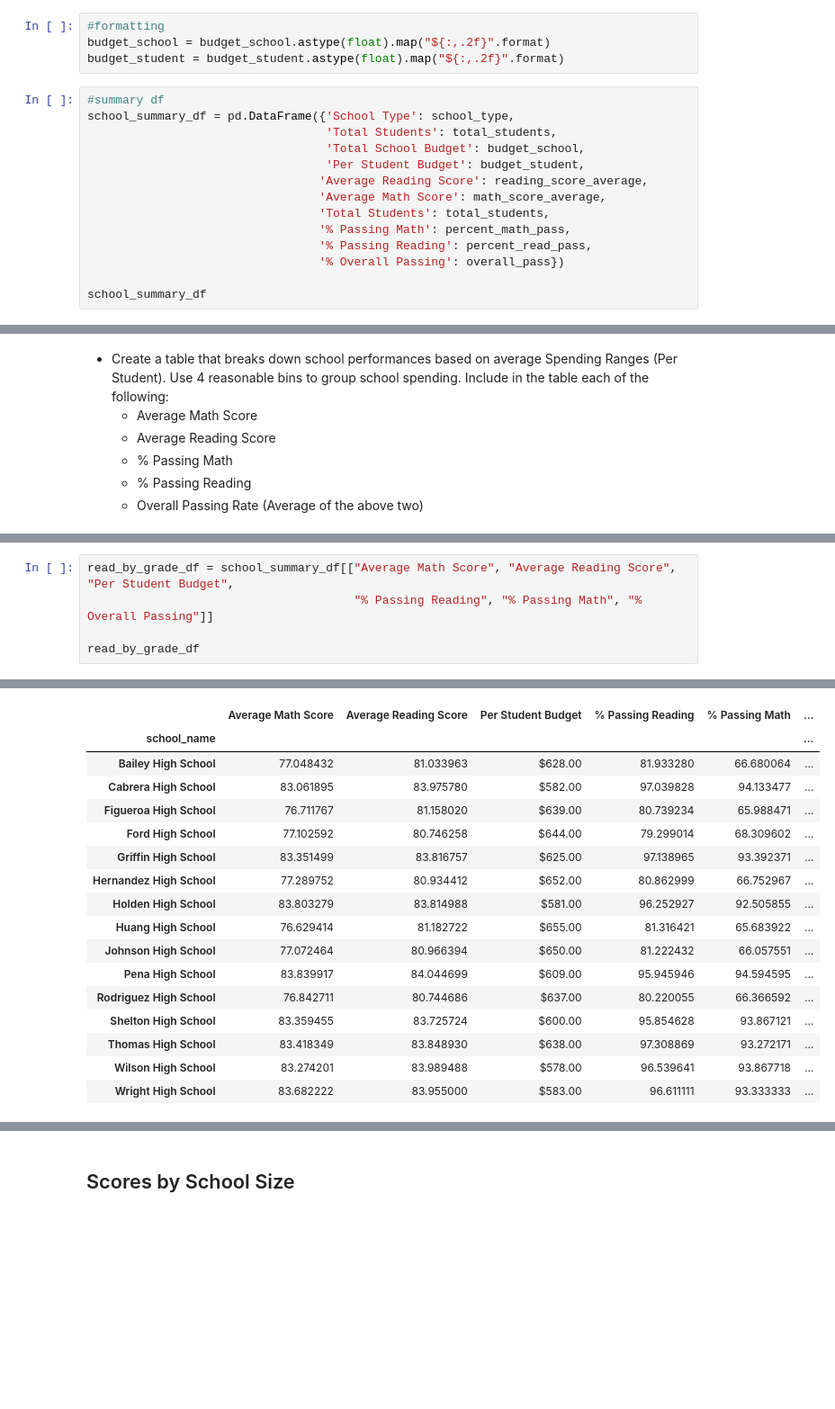
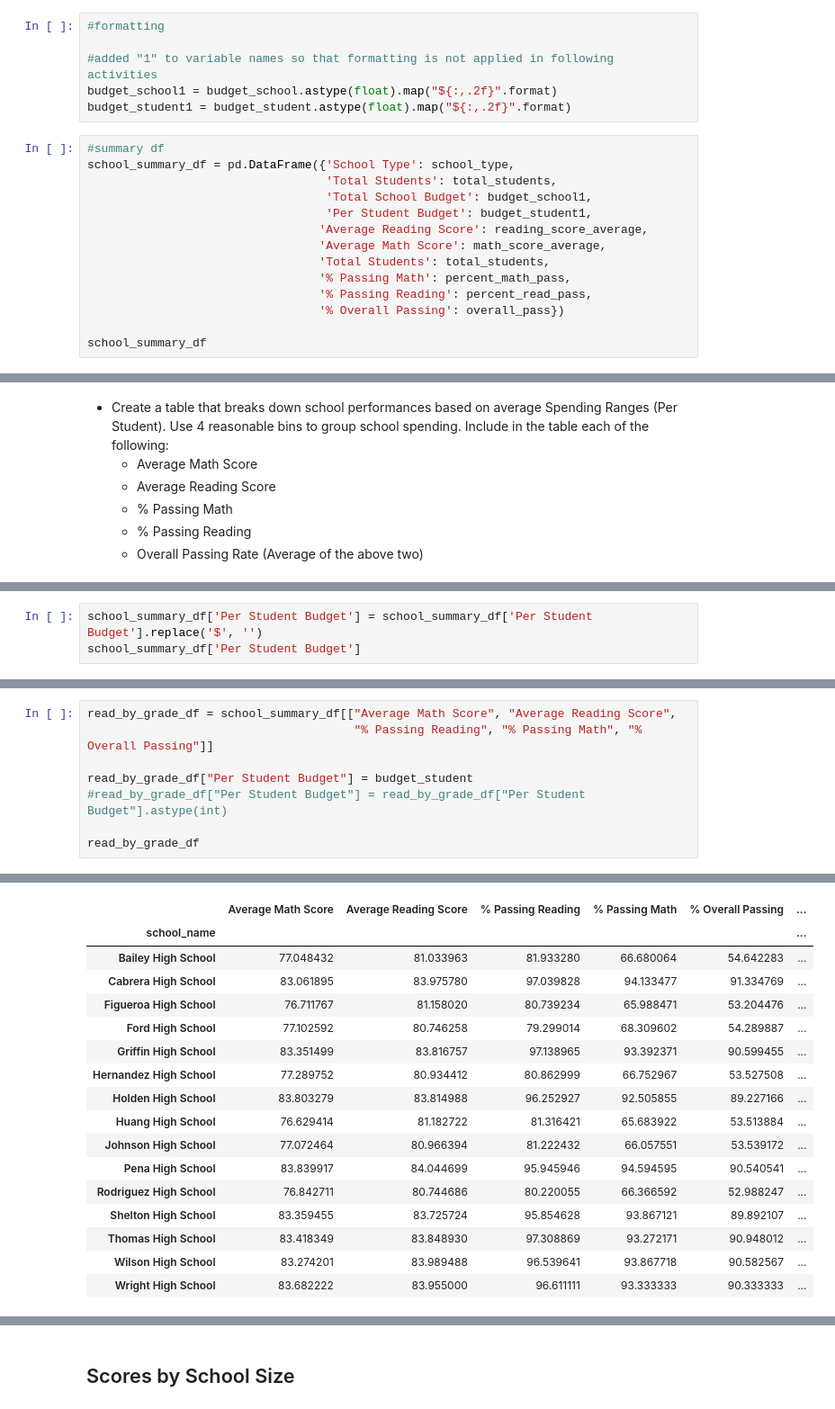
Before and after one commit to j-eikens/pandas-challenge, a Jupyter notebook: PyCitySchools/PyCitySchools_starter.ipynb, the cells around one changed output, grey strips where cells are left out. Shown at 90% size. Saved outputs shown, nothing was run; the diff lists cells and outputs as text; blank space fills up the shorter version.

```diff
--- a/PyCitySchools/PyCitySchools_starter.ipynb
+++ b/PyCitySchools/PyCitySchools_starter.ipynb
@@ -153,14 +139,16 @@ budget_student = budget_school / total_students
 school_type = group_df["type"].min()
 # %%
 #formatting
-budget_school = budget_school.astype(float).map("${:,.2f}".format)
-budget_student = budget_student.astype(float).map("${:,.2f}".format)
+
+#added "1" to variable names so that formatting is not applied in following activities
+budget_school1 = budget_school.astype(float).map("${:,.2f}".format)
+budget_student1 = budget_student.astype(float).map("${:,.2f}".format)
 # %%
 #summary df
 school_summary_df = pd.DataFrame({'School Type': school_type,
                                   'Total Students': total_students,
-                                  'Total School Budget': budget_school,
-                                  'Per Student Budget': budget_student,
+                                  'Total School Budget': budget_school1,
+                                  'Per Student Budget': budget_student1,
                                  'Average Reading Score': reading_score_average,
                                  'Average Math Score': math_score_average,
                                  'Total Students': total_students,
@@ -321,0 +328,3 @@ read_by_grade_df
+# %%
+school_summary_df['Per Student Budget'] = school_summary_df['Per Student Budget'].replace('$', '')
+school_summary_df['Per Student Budget']
@@ -322,6 +335,9 @@ read_by_grade_df
 # %%
-read_by_grade_df = school_summary_df[["Average Math Score", "Average Reading Score", "Per Student Budget",
+read_by_grade_df = school_summary_df[["Average Math Score", "Average Reading Score",
                                       "% Passing Reading", "% Passing Math", "% Overall Passing"]]
 
+read_by_grade_df["Per Student Budget"] = budget_student
+#read_by_grade_df["Per Student Budget"] = read_by_grade_df["Per Student Budget"].astype(int)
+
 read_by_grade_df
 # %% [output]
@@ -328,20 +349,20 @@ read_by_grade_df
-|  | Average Math Score | Average Reading Score | Per Student Budget | % Passing Reading | % Passing Math | ... |
+|  | Average Math Score | Average Reading Score | % Passing Reading | % Passing Math | % Overall Passing | ... |
 | school_name |  |  |  |  |  | ... |
-| Bailey High School | 77.048432 | 81.033963 | $628.00 | 81.933280 | 66.680064 | ... |
-| Cabrera High School | 83.061895 | 83.975780 | $582.00 | 97.039828 | 94.133477 | ... |
-| Figueroa High School | 76.711767 | 81.158020 | $639.00 | 80.739234 | 65.988471 | ... |
-| Ford High School | 77.102592 | 80.746258 | $644.00 | 79.299014 | 68.309602 | ... |
-| Griffin High School | 83.351499 | 83.816757 | $625.00 | 97.138965 | 93.392371 | ... |
-| Hernandez High School | 77.289752 | 80.934412 | $652.00 | 80.862999 | 66.752967 | ... |
-| Holden High School | 83.803279 | 83.814988 | $581.00 | 96.252927 | 92.505855 | ... |
-| Huang High School | 76.629414 | 81.182722 | $655.00 | 81.316421 | 65.683922 | ... |
-| Johnson High School | 77.072464 | 80.966394 | $650.00 | 81.222432 | 66.057551 | ... |
-| Pena High School | 83.839917 | 84.044699 | $609.00 | 95.945946 | 94.594595 | ... |
-| Rodriguez High School | 76.842711 | 80.744686 | $637.00 | 80.220055 | 66.366592 | ... |
-| Shelton High School | 83.359455 | 83.725724 | $600.00 | 95.854628 | 93.867121 | ... |
-| Thomas High School | 83.418349 | 83.848930 | $638.00 | 97.308869 | 93.272171 | ... |
-| Wilson High School | 83.274201 | 83.989488 | $578.00 | 96.539641 | 93.867718 | ... |
-| Wright High School | 83.682222 | 83.955000 | $583.00 | 96.611111 | 93.333333 | ... |
+| Bailey High School | 77.048432 | 81.033963 | 81.933280 | 66.680064 | 54.642283 | ... |
+| Cabrera High School | 83.061895 | 83.975780 | 97.039828 | 94.133477 | 91.334769 | ... |
+| Figueroa High School | 76.711767 | 81.158020 | 80.739234 | 65.988471 | 53.204476 | ... |
+| Ford High School | 77.102592 | 80.746258 | 79.299014 | 68.309602 | 54.289887 | ... |
+| Griffin High School | 83.351499 | 83.816757 | 97.138965 | 93.392371 | 90.599455 | ... |
+| Hernandez High School | 77.289752 | 80.934412 | 80.862999 | 66.752967 | 53.527508 | ... |
+| Holden High School | 83.803279 | 83.814988 | 96.252927 | 92.505855 | 89.227166 | ... |
+| Huang High School | 76.629414 | 81.182722 | 81.316421 | 65.683922 | 53.513884 | ... |
+| Johnson High School | 77.072464 | 80.966394 | 81.222432 | 66.057551 | 53.539172 | ... |
+| Pena High School | 83.839917 | 84.044699 | 95.945946 | 94.594595 | 90.540541 | ... |
+| Rodriguez High School | 76.842711 | 80.744686 | 80.220055 | 66.366592 | 52.988247 | ... |
+| Shelton High School | 83.359455 | 83.725724 | 95.854628 | 93.867121 | 89.892107 | ... |
+| Thomas High School | 83.418349 | 83.848930 | 97.308869 | 93.272171 | 90.948012 | ... |
+| Wilson High School | 83.274201 | 83.989488 | 96.539641 | 93.867718 | 90.582567 | ... |
+| Wright High School | 83.682222 | 83.955000 | 96.611111 | 93.333333 | 90.333333 | ... |
 # %%
 #create pass and fail math score bins
 bins = [0, 585, 630, 645, 680]
```
Also changed, not shown: parts of 6 cells of this notebook.
